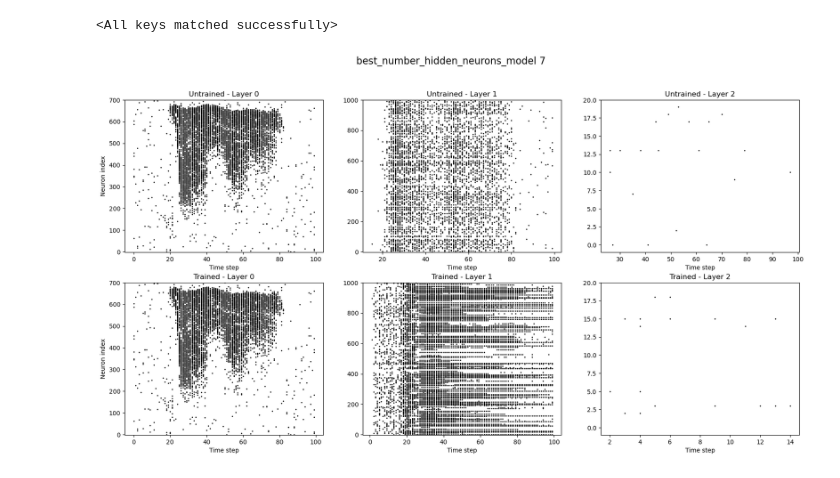
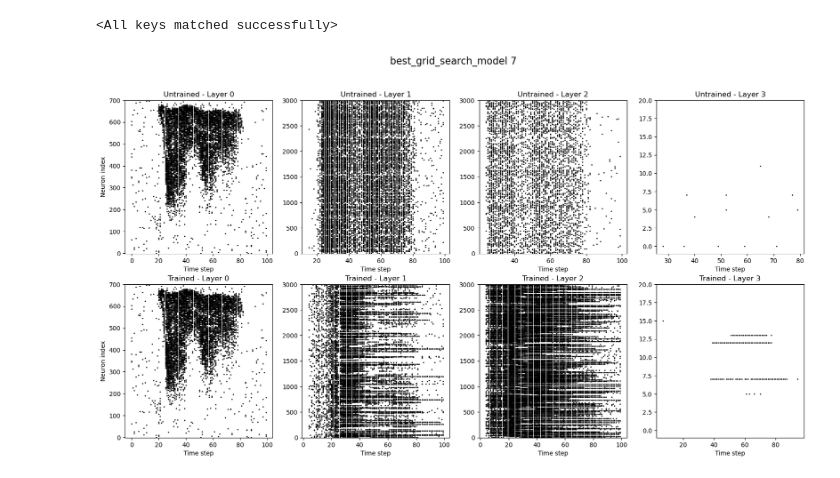
Before and after one commit to ForzaMark/whk-snn, a Jupyter notebook: heidelberg_implementation/best_configurations_evaluation.ipynb, the cells around one changed output. Drawn from its saved outputs; the diff is of its cells as text; code cells hidden in the pictures.

Commit message:
grid search configurations

```diff
--- a/heidelberg_implementation/best_configurations_evaluation.ipynb
+++ b/heidelberg_implementation/best_configurations_evaluation.ipynb
@@ -13,6 +13,9 @@ best_number_hidden_neurons_model_trained.load_state_dict(torch.load('./models/be
 
 best_number_hidden_layer_model_trained = copy.deepcopy(best_number_hidden_layer_model)
 best_number_hidden_layer_model_trained.load_state_dict(torch.load('./models/best_number_hidden_layer.pth'))
+
+best_grid_search_model_trained = copy.deepcopy(best_grid_search_model)
+best_grid_search_model_trained.load_state_dict(torch.load('./models/best_grid_search.pth'))
 # %% [output]
 <All keys matched successfully>
 # %%
@@ -49,33 +52,33 @@ def get_spk_matrices(data, model, selection_index):
 # %%
 import matplotlib.pyplot as plt
 import numpy as np
 
-spike_matrices_untrained = get_spk_matrices(data, best_number_hidden_neurons_model, selection_index)
-spike_matrices_trained = get_spk_matrices(data, best_number_hidden_neurons_model_trained, selection_index)
+spike_matrices_untrained = get_spk_matrices(data, best_grid_search_model, selection_index)
+spike_matrices_trained = get_spk_matrices(data, best_grid_search_model_trained, selection_index)
 
 fig, axes = plt.subplots(2, len(spike_matrices_untrained), figsize=(20, 10))
 
-fig.suptitle(f"best_number_hidden_neurons_model {y_selected}", fontsize=16)
+fig.suptitle(f"best_grid_search_model {y_selected}", fontsize=16)
 
 for index in range(len(spike_matrices_untrained)):
     spike_matrix_np = spike_matrices_untrained[index].numpy()
     times, neurons = np.where(spike_matrix_np == 1)
     ax_untrained = axes[0, index]
     ax_untrained.scatter(times, neurons, s=1, color='black')
     ax_untrained.set_title(f"Untrained - Layer {index}")
     ax_untrained.set_xlabel("Time step")
     ax_untrained.set_ylim(-1, spike_matrix_np.shape[1])
     if index == 0:
         ax_untrained.set_ylabel("Neuron index")
 
     spike_matrix_np = spike_matrices_trained[index].numpy()
     times, neurons = np.where(spike_matrix_np == 1)
     ax_trained = axes[1, index]
     ax_trained.scatter(times, neurons, s=1, color='black')
     ax_trained.set_title(f"Trained - Layer {index}")
     ax_trained.set_xlabel("Time step")
     ax_trained.set_ylim(-1, spike_matrix_np.shape[1])
     if index == 0:
         ax_trained.set_ylabel("Neuron index")
 # %% [output]
-[figure, old version]
+[figure, new version]
```
Also changed, not shown: parts of 1 cell of this notebook, 12 other files.
